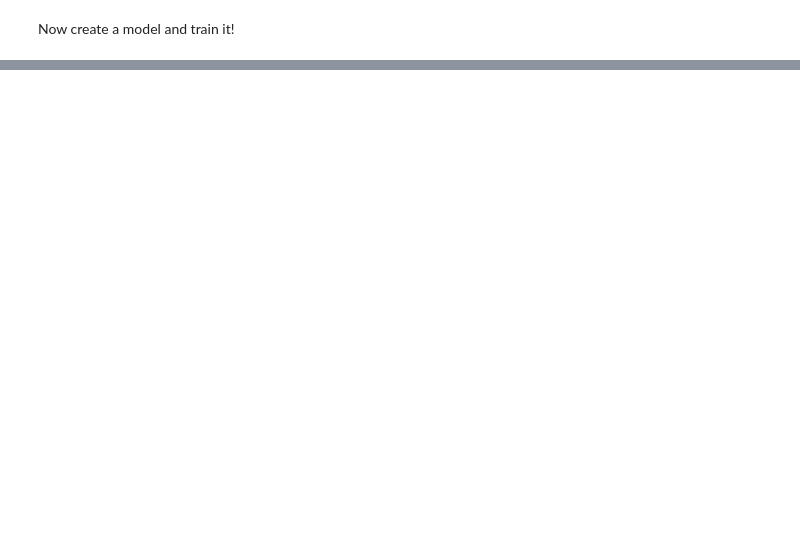
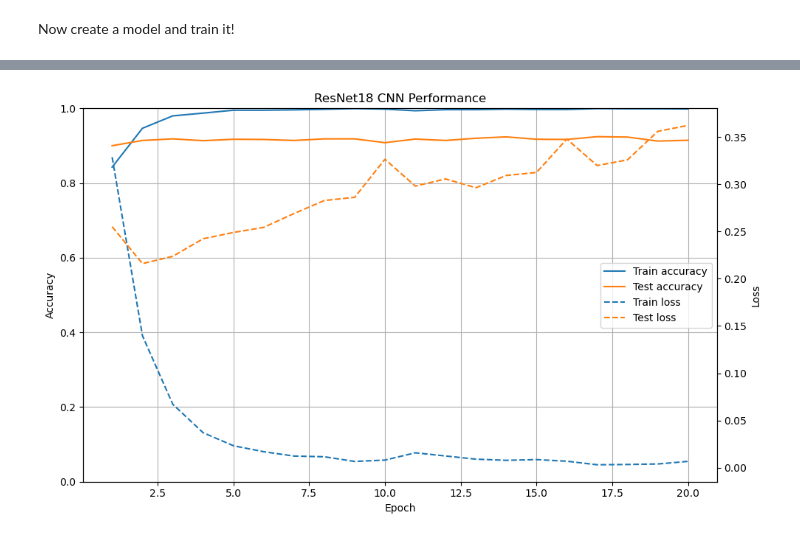
Before and after one commit to OliverJessen/IDLCV, a Jupyter notebook: IDLCV_Project_1_hotdog.ipynb, the cells around one changed output, grey strips where cells are left out. Saved outputs shown, nothing was run; the diff lists cells and outputs as text; code cells hidden in the pictures; blank space fills up the shorter version.

```diff
--- a/IDLCV_Project_1_hotdog.ipynb
+++ b/IDLCV_Project_1_hotdog.ipynb
@@ -133,0 +420,37 @@ Shape of the output from the convolutional part torch.Size([64, 128, 16, 16])
+# %%
+epochs = range(1, len(history['train_accuracy']) + 1)
+
+fig, ax1 = plt.subplots(figsize=(10, 6))
+
+# Accuracy — left y-axis
+ax1.plot(epochs, history['train_accuracy'], label='Train accuracy')
+ax1.plot(epochs, history['test_accuracy'], label='Test accuracy')
+
+ax1.set_xlabel('Epoch')
+ax1.set_ylabel('Accuracy')
+ax1.set_ylim(0, 1)
+ax1.grid(True)
+
+# Loss — right y-axis
+ax2 = ax1.twinx()
+
+ax2.plot(epochs, history['train_loss'], '--', label='Train loss')
+ax2.plot(epochs, history['test_loss'], '--', label='Test loss')
+
+ax2.set_ylabel('Loss')
+
+# Combine legends from both axes
+lines1, labels1 = ax1.get_legend_handles_labels()
+lines2, labels2 = ax2.get_legend_handles_labels()
+
+ax1.legend(
+    lines1 + lines2,
+    labels1 + labels2,
+    loc='center right'
+)
+
+plt.title('ResNet18 CNN Performance')
+plt.tight_layout()
+plt.show()
+# %% [output]
+[figure, added]
```
Also changed, not shown: parts of 11 cells of this notebook.
